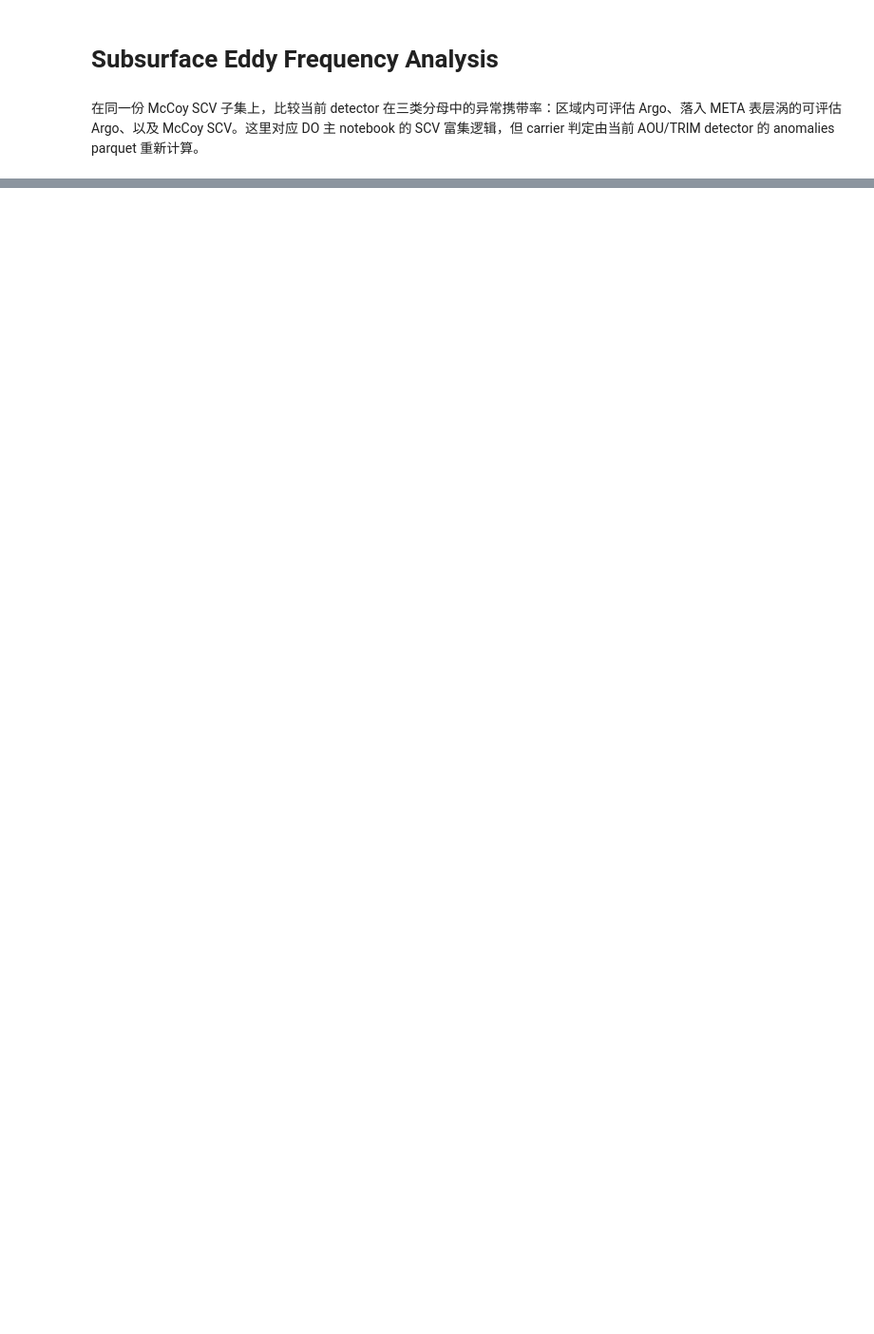
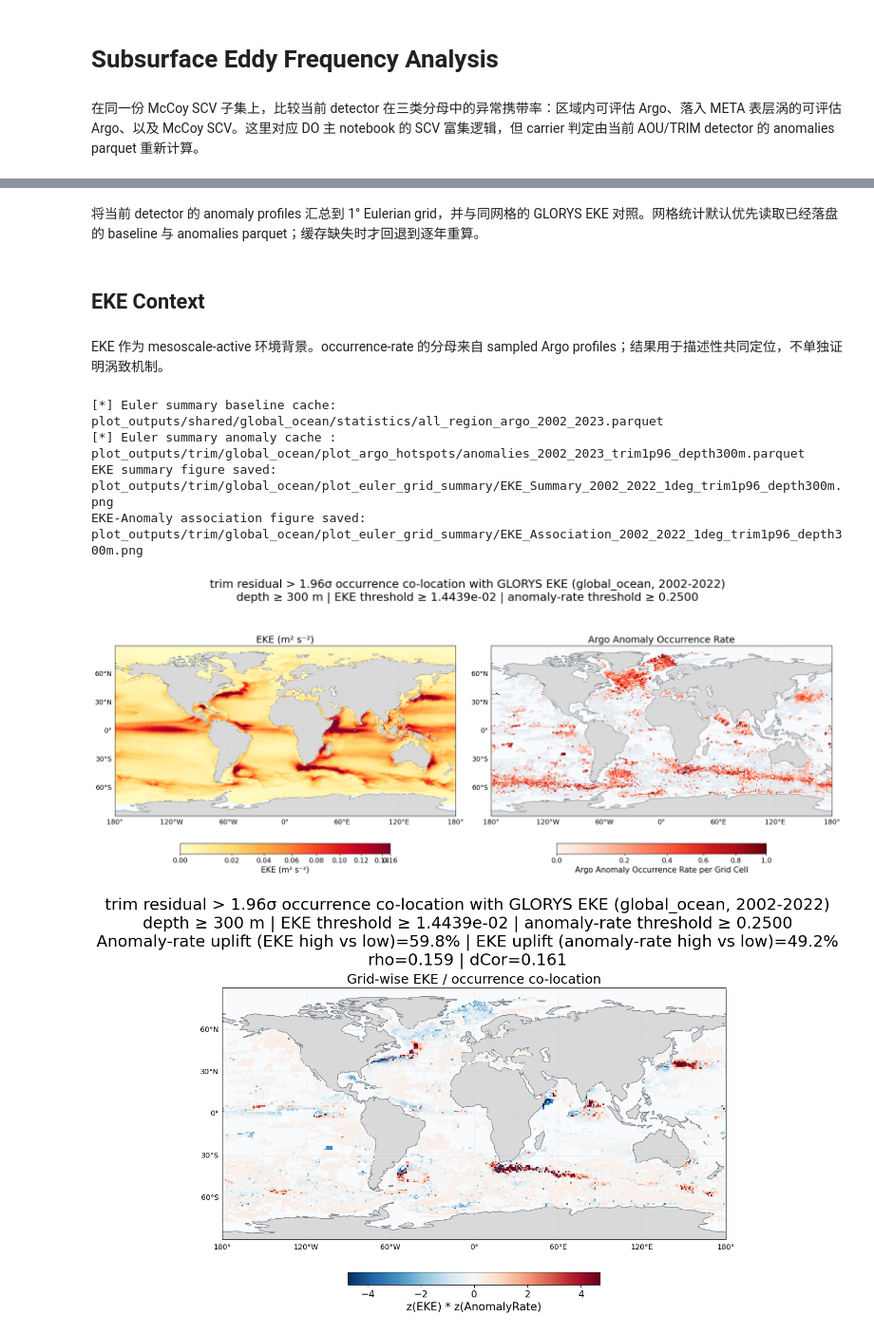
Before and after one commit to jjijack/Oxygen, a Jupyter notebook: GLORYS TRIM.ipynb, the cells around one changed output, grey strips where cells are left out. Shown at 95% size. Drawn from its saved outputs; the diff is of its cells as text; code cells hidden in the pictures; blank space fills up the shorter version.

```diff
--- a/GLORYS TRIM.ipynb
+++ b/GLORYS TRIM.ipynb
@@ -197,0 +200,25 @@ Anomalies source: plot_outputs/trim/global_ocean/plot_argo_hotspots/anomalies_20
+# %% [markdown]
+将当前 detector 的 anomaly profiles 汇总到 1° Eulerian grid，并与同网格的 GLORYS EKE 对照。网格统计默认优先读取已经落盘的 baseline 与 anomalies parquet；缓存缺失时才回退到逐年重算。
+# %% [markdown]
+## EKE Context
+# %% [markdown]
+EKE 作为 mesoscale-active 环境背景。occurrence-rate 的分母来自 sampled Argo profiles；结果用于描述性共同定位，不单独证明涡致机制。
+# %%
+eke_res = track.run_euler_grid_analysis(
+    start_year=2002,
+    end_year=2022,
+    analysis_depth=300.0,
+    analysis_targets='eke',
+    detection_config=det_cfg,
+    show_fig=True,
+    save_fig=True,
+    dask_workers=8,
+)
+eke_res['association']
+# %% [output]
+[*] Euler summary baseline cache: plot_outputs/shared/global_ocean/statistics/all_region_argo_2002_2023.parquet
+[*] Euler summary anomaly cache : plot_outputs/trim/global_ocean/plot_argo_hotspots/anomalies_2002_2023_trim1p96_depth300m.parquet
+EKE summary figure saved: plot_outputs/trim/global_ocean/plot_euler_grid_summary/EKE_Summary_2002_2022_1deg_trim1p96_depth300m.png
+EKE-Anomaly association figure saved: plot_outputs/trim/global_ocean/plot_euler_grid_summary/EKE_Association_2002_2022_1deg_trim1p96_depth300m.png
+[figure, added]
+[figure, added]
```
Also changed, not shown: parts of 4 cells of this notebook, 4 other files.
